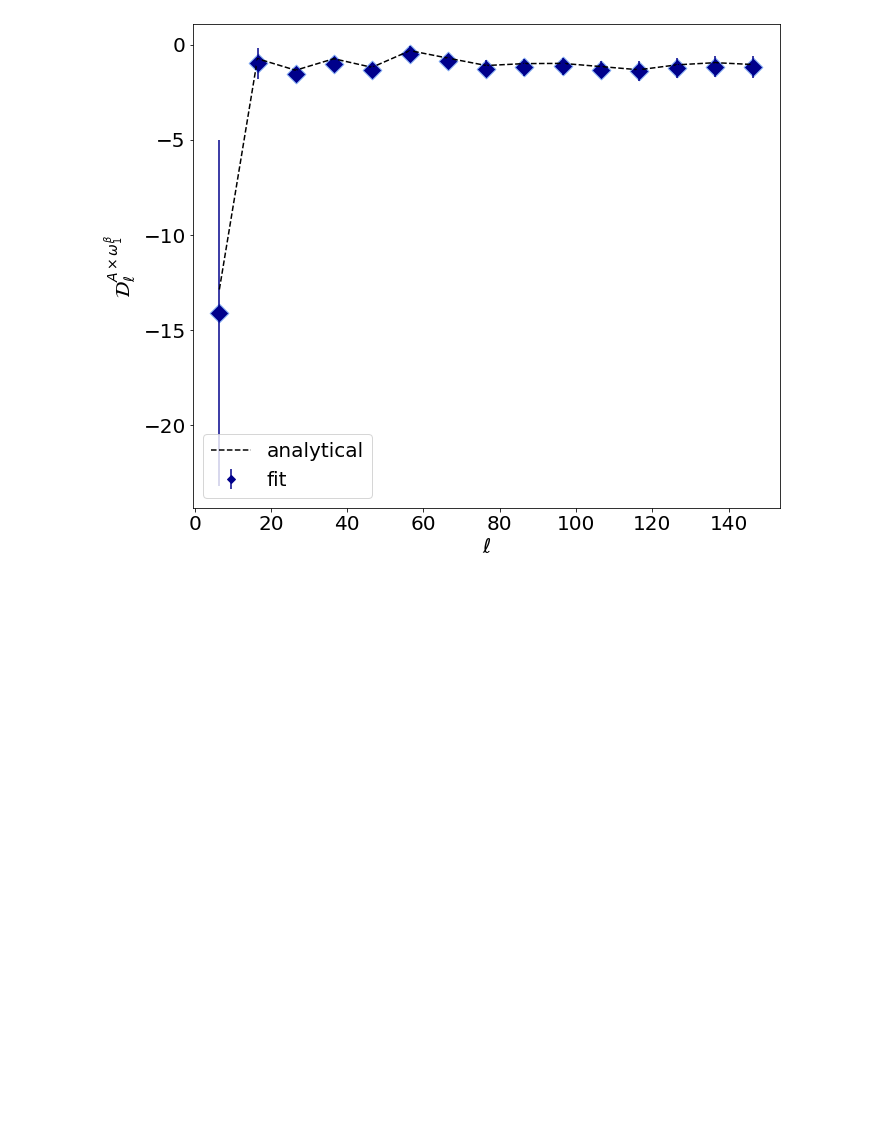
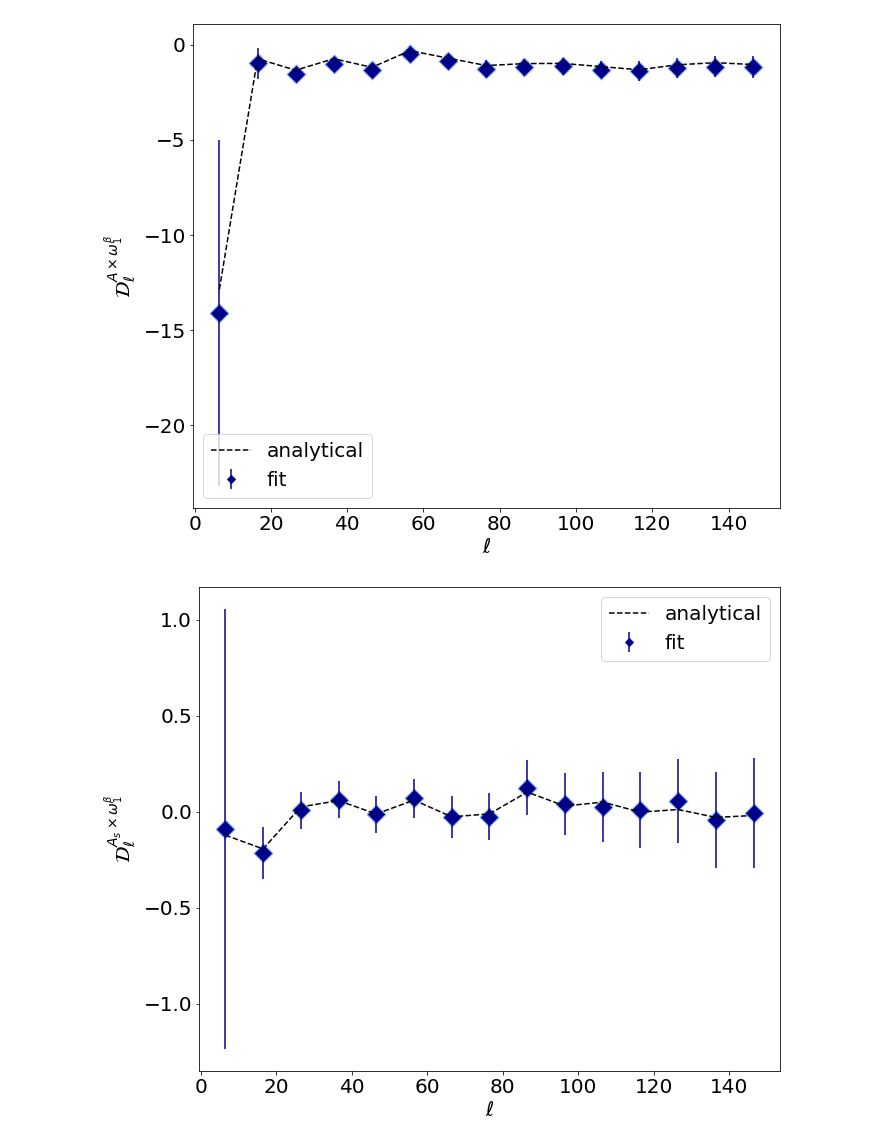
Before and after one commit to LeoVacher/moments-crosscell, a Jupyter notebook: notebook-plots/Compute-analytical-moments.ipynb, the cells around one changed output. Drawn from its saved outputs; the diff is of its cells as text; code cells hidden in the pictures; blank space fills up the shorter version.

```diff
--- a/notebook-plots/Compute-analytical-moments.ipynb
+++ b/notebook-plots/Compute-analytical-moments.ipynb
@@ -123,4 +123,18 @@ hp.mollview(getmom_downgr(mom1b)[1]*mask,title=r'${\rm Re}(\mathcal{W}_1^\beta)$
 findfont: Font family ['Comics San'] not found. Falling back to DejaVu Sans.
 findfont: Font family ['Comics San'] not found. Falling back to DejaVu Sans.
 [figure]
+# %%
+Ad= get_dl_bb_mom(skyrefcpxd,skyrefcpxd)
+As= get_dl_bb_mom(skyrefcpxs,skyrefcpxs)
+Asd=get_dl_bb_mom(skyrefcpxd,skyrefcpxs)
+w1bw1b = get_dl_bb_mom(mom1b,mom1b)
+Aw1b= get_dl_bb_mom(skyrefcpxd,mom1b)
+Aw1t=get_dl_bb_mom(skyrefcpxd,mom1t)
+w1bw1t=get_dl_bb_mom(mom1b,mom1t)
+w1tw1t=get_dl_bb_mom(mom1t,mom1t)
+Asw1b= get_dl_bb_mom(skyrefcpxs,mom1b)
+Asw1t= get_dl_bb_mom(skyrefcpxs,mom1t)
+Aw2b= get_dl_bb_mom(skyrefcpxd,mom2b)
+w1bw2b= get_dl_bb_mom(mom1b,mom2b)
+w2bw2b= get_dl_bb_mom(mom2b,mom2b)
 # %%
@@ -224,3 +238,11 @@ plt.legend()
 plt.show()
 # %% [output]
 [figure]
+# %%
+plt.figure(figsize=(10,8))
+plotmed(leff[:15],'Asw1b',res,color='darkblue',marker="D",show=False,legend='fit')
+plt.plot(leff[:15],Asw1b[:15],c='k',linestyle='--',label='analytical')
+plt.legend()
+plt.show()
+# %% [output]
+[figure, added]
```
Also changed, not shown: parts of 17 cells of this notebook.
